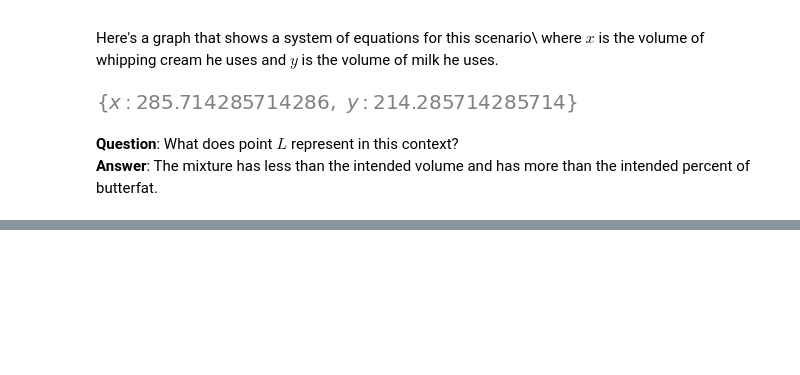
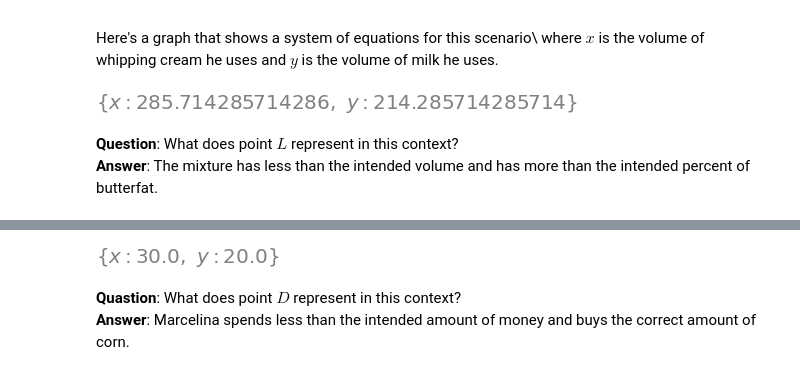
Before and after one commit to HarakaRisasi/python_code, a Jupyter notebook: math/linear_algebra/002_system_of_equations.ipynb, the cells around one changed output, grey strips where cells are left out. Drawn from its saved outputs; the diff is of its cells as text; code cells hidden in the pictures; blank space fills up the shorter version.

```diff
--- a/math/linear_algebra/002_system_of_equations.ipynb
+++ b/math/linear_algebra/002_system_of_equations.ipynb
@@ -167,0 +220,10 @@ sp.solve([eq_1 - 0.12*(500), eq_2 - 500],(x, y))
+# %%
+eq_1 = 0.30*x + 0.15*y
+eq_2 = x + y
+
+sp.solve([eq_1 - 12, eq_2 - 50],(x, y))
+# %% [output]
+[figure, added]
+# %% [markdown]
+**Quastion**: What does point $D$ represent in this context?\
+**Answer**: Marcelina spends less than the intended amount of money and buys the correct amount of corn.
```
Also changed, not shown: parts of 7 cells of this notebook.
